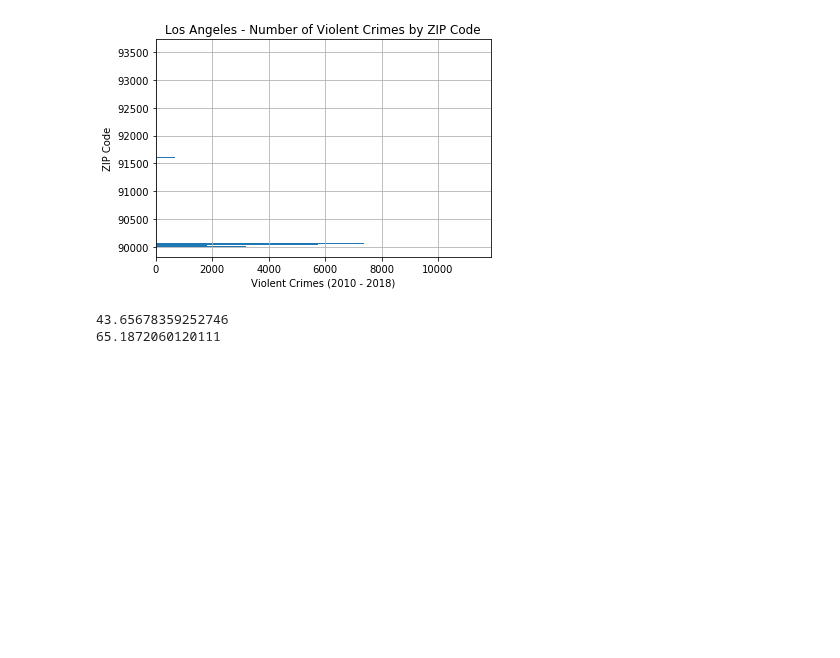
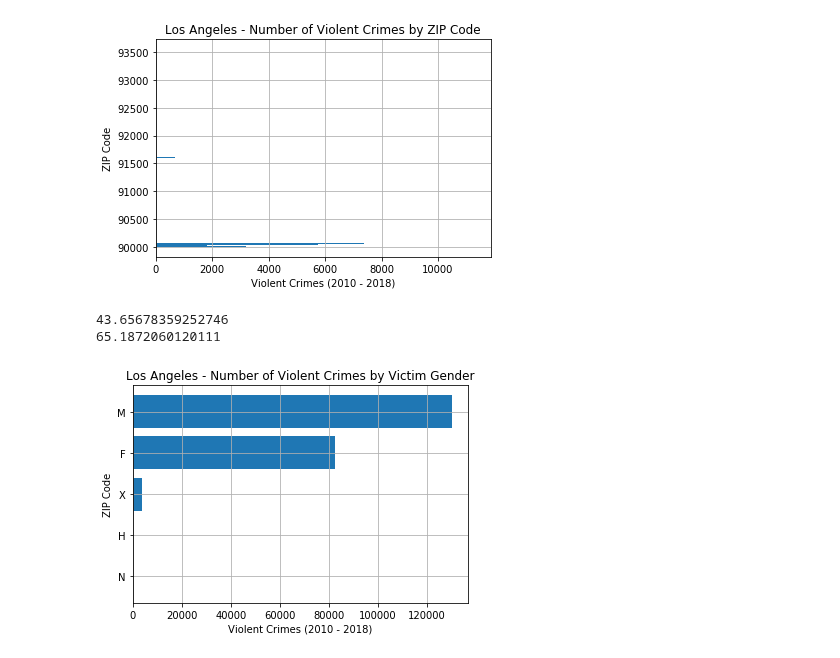
Before and after one commit to frederikdebruyker/Los-Angeles-Crime-Statistics, a Jupyter notebook: los_angeles_crime_statistics.ipynb, the cells around one changed output. Saved outputs shown, nothing was run; the diff lists cells and outputs as text; code cells hidden in the pictures; blank space fills up the shorter version.

Commit message:
violent crime by victim gender historical review overall

```diff
--- a/los_angeles_crime_statistics.ipynb
+++ b/los_angeles_crime_statistics.ipynb
@@ -456,0 +459,22 @@ print(total_20perc)
+# %%
+aggregation = {
+     'dr_no': 'nunique'
+}
+
+vict_sex_hist_v = violent_crime_df.groupby(['vict_sex']).agg(aggregation)
+vict_sex_hist_v = vict_sex_hist_v.sort_values(by=['dr_no'], ascending=True)
+vict_sex_hist_v.reset_index(level=0, inplace=True)
+
+# plot lines
+plot_vict_sex_hist_v = plt.barh( vict_sex_hist_v['vict_sex'], vict_sex_hist_v['dr_no'] )
+# plot layout
+plt.xlabel('Violent Crimes (2010 - 2018)')
+plt.ylabel('ZIP Code')
+plt.title('Los Angeles - Number of Violent Crimes by Victim Gender')
+plt.grid(b=None, which='major', axis='both')
+# save plot
+plt.savefig('Los Angeles - Number of Violent Crimes by Victim Gender.png')
+# show plot
+plt.show()
+# %% [output]
+[figure, added]
```
Also changed, not shown: parts of 3 cells of this notebook, 1 other file.
